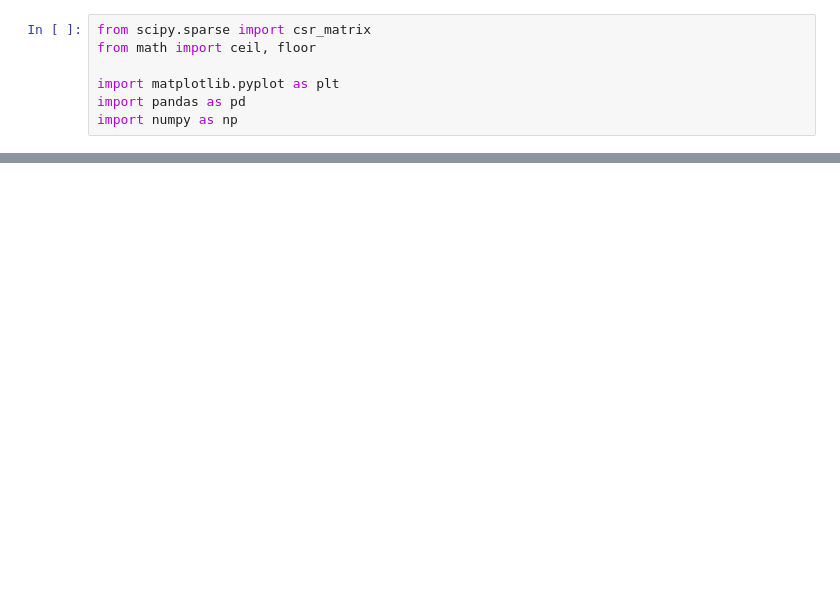
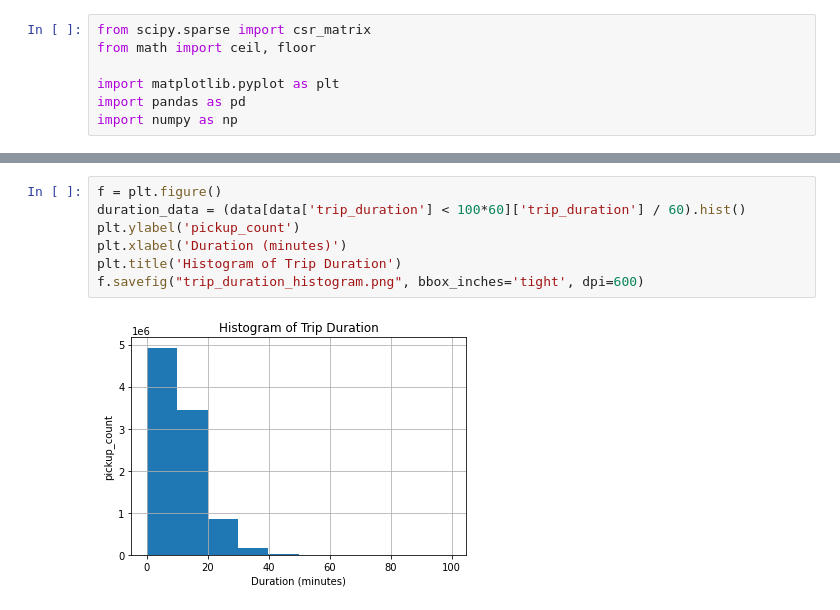
Before and after one commit to KAI10/NYC-Taxi-Demand-Prediction, a Jupyter notebook: gm_project.ipynb, the cells around one changed output, grey strips where cells are left out. Drawn from its saved outputs; the diff is of its cells as text; blank space fills up the shorter version.

```diff
--- a/gm_project.ipynb
+++ b/gm_project.ipynb
@@ -205,3 +268,12 @@ f.savefig("trip_distance_histogram.png", bbox_inches='tight', dpi=600)
+# %%
+f = plt.figure()
+duration_data = (data[data['trip_duration'] < 100*60]['trip_duration'] / 60).hist()
+plt.ylabel('pickup_count')
+plt.xlabel('Duration (minutes)')
+plt.title('Histogram of Trip Duration')
+f.savefig("trip_duration_histogram.png", bbox_inches='tight', dpi=600)
+# %% [output]
+[figure, added]
 # %%
 nets = {}
 graph_data = data[["pickup_grid", "dropoff_grid", "pickup_timeinterval_index"]]
```
Also changed, not shown: parts of 32 cells of this notebook.
